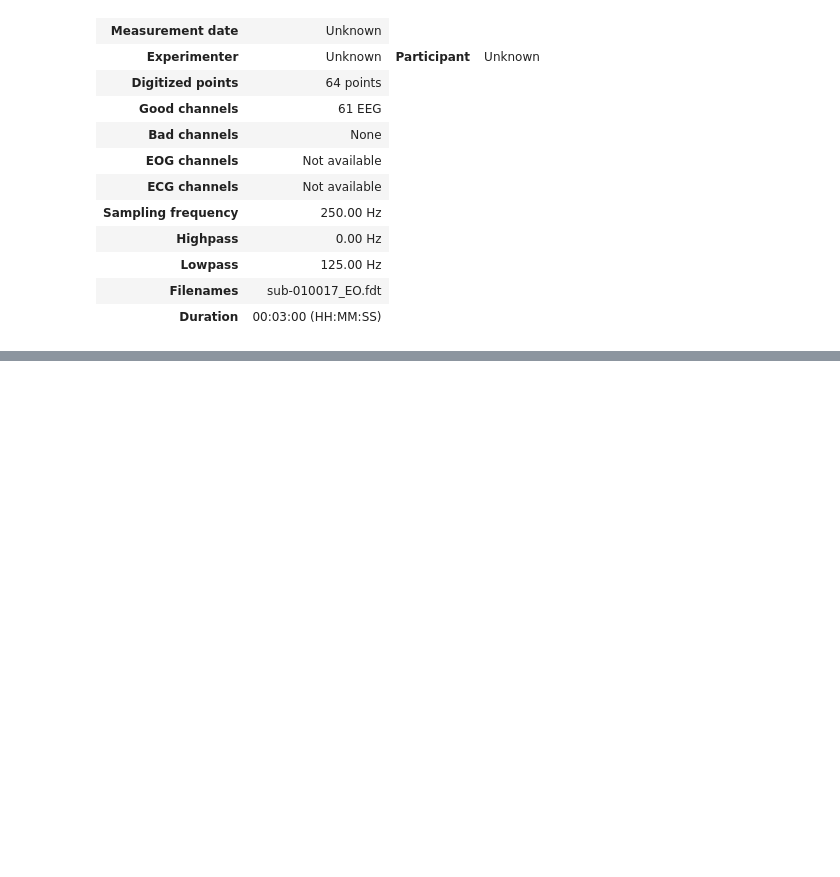
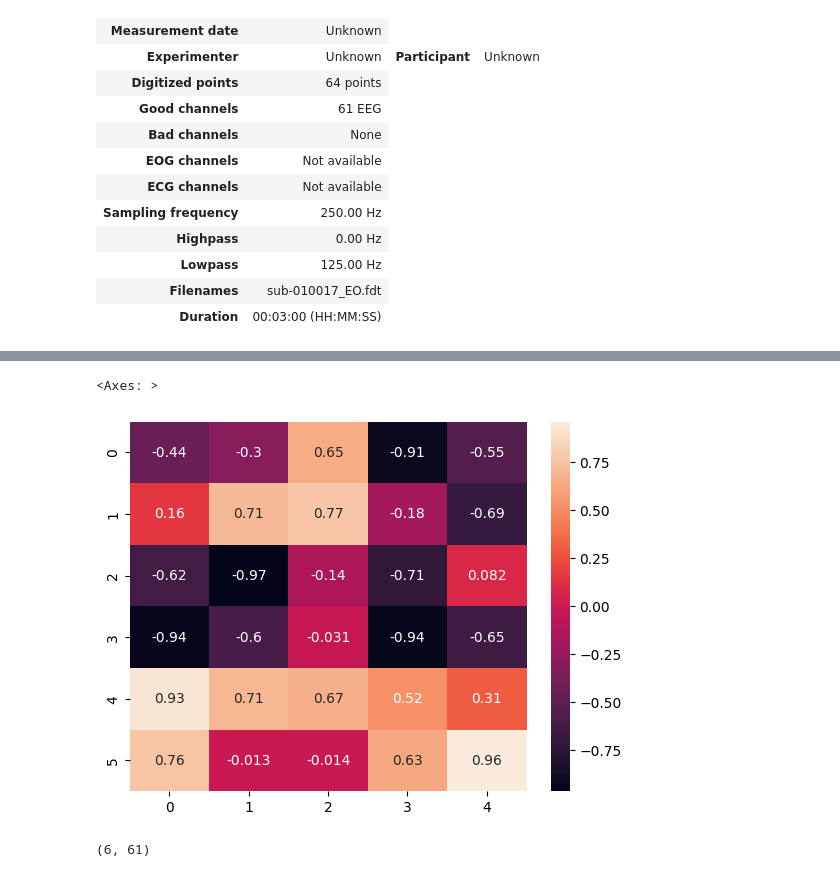
Before and after one commit to repro-school/pycrostates-report, a Jupyter notebook: UMAP.ipynb, the cells around one changed output, grey strips where cells are left out. Cells and saved outputs as stored; diff of their text form; code cells hidden in the pictures; blank space fills up the shorter version.

```diff
--- a/UMAP.ipynb
+++ b/UMAP.ipynb
@@ -52,0 +64,9 @@ for k, n_clusters in enumerate(cluster_numbers):
+# %%
+seaborn.heatmap(np.corrcoef(arr1, arr2)[len(arr1):, :len(arr2)-1], annot=True, xticklabels=np.arange(len(arr1)),  yticklabels=np.arange(len(arr2)))
+# %% [output]
+<Axes: >
+[figure, added]
+# %%
+arr2.shape
+# %% [output]
+(6, 61)
```
Also changed, not shown: parts of 8 cells of this notebook.
